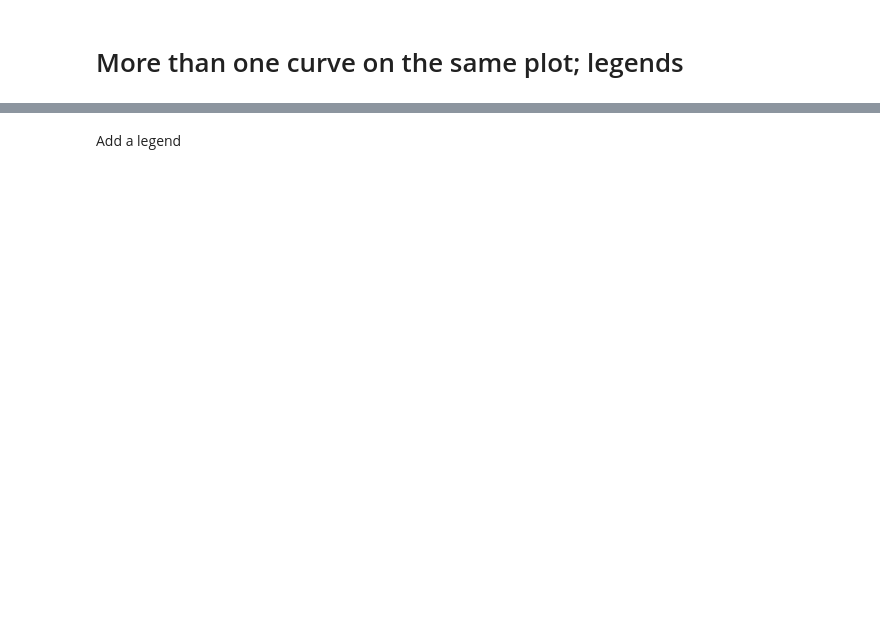
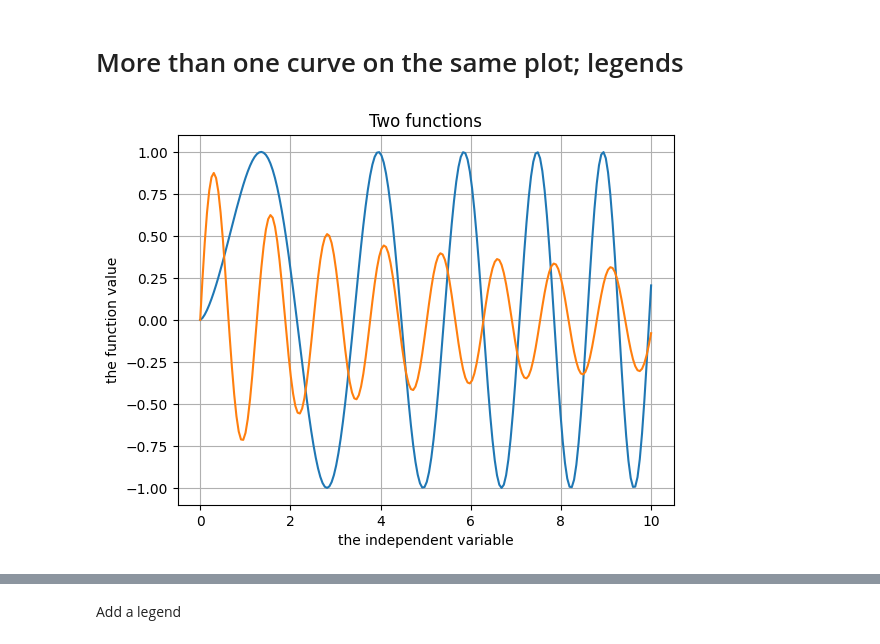
Before and after one commit to mkozturk/AI111, a Jupyter notebook: Lec 12 - matplotlib 1 - Line plots, elements of a plot.ipynb, the cells around one changed output, grey strips where cells are left out. Saved outputs shown, nothing was run; the diff lists cells and outputs as text; code cells hidden in the pictures; blank space fills up the shorter version.

```diff
--- a/Lec 12 - matplotlib 1 - Line plots, elements of a plot.ipynb
+++ b/Lec 12 - matplotlib 1 - Line plots, elements of a plot.ipynb
@@ -70,11 +72,12 @@ plt.plot(x,y);
 # %% [markdown]
 # More than one curve on the same plot; legends
 # %%
-plt.figure(figsize=(12,5))
 plt.xlabel("the independent variable")
 plt.ylabel("the function value")
 plt.title("Two functions")
 plt.grid(True)
 
 plt.plot(x, y, x, np.sin(5*x)/np.sqrt(x+1));
+# %% [output]
+[figure, added]
 # %%
```
Also changed, not shown: parts of 13 cells of this notebook, 3 other files.
